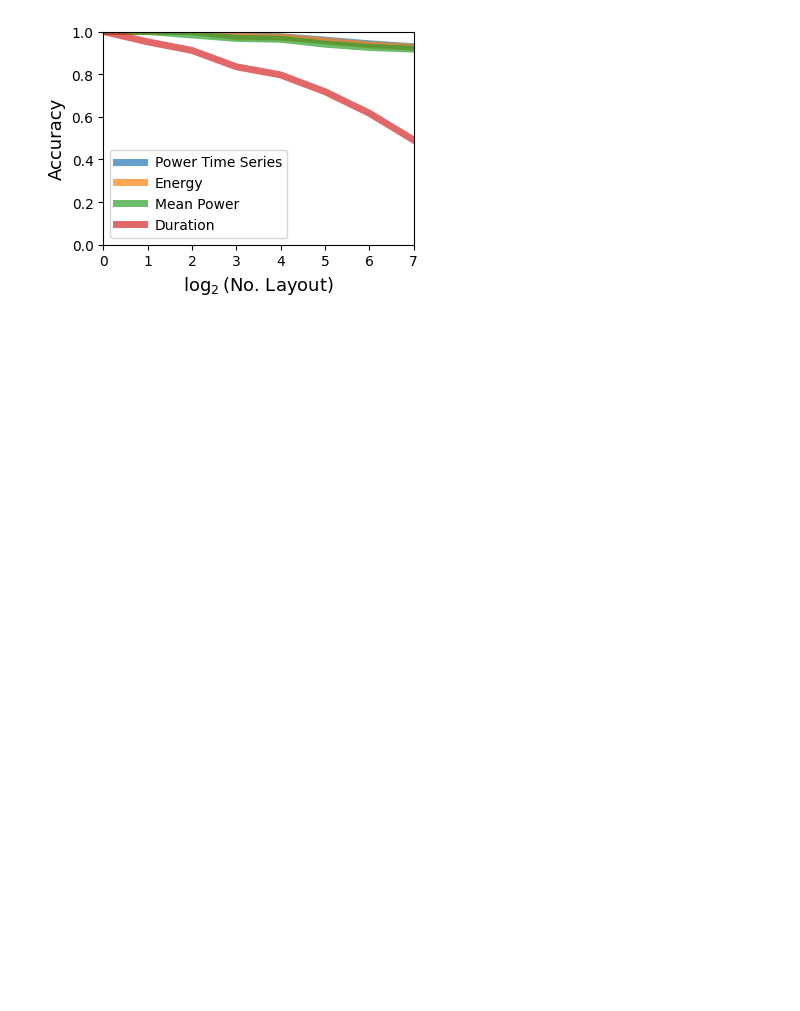
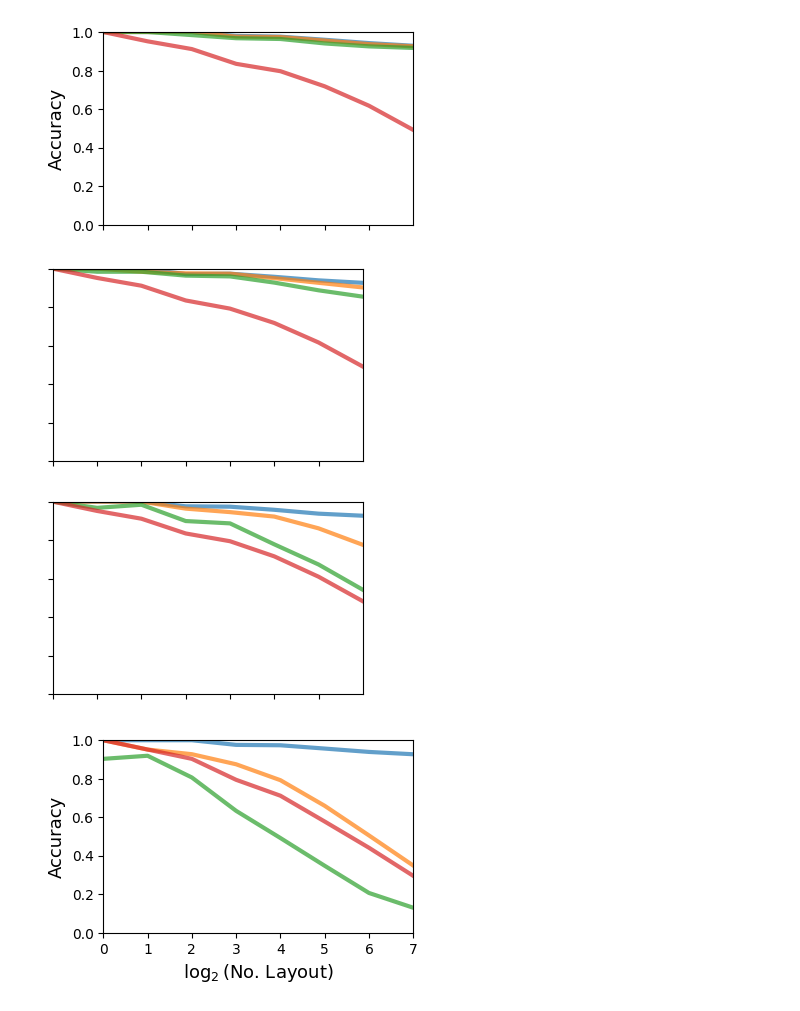
Before and after one commit to chuanqixu/quantum-computing-power-side-channel-attacks, a Jupyter notebook: experiments/user_circuit_identification/plot_accuracy.ipynb, the cells around one changed output. Saved outputs shown, nothing was run; the diff lists cells and outputs as text; code cells hidden in the pictures; blank space fills up the shorter version.

Commit message:
update/add figures for UC

```diff
--- a/experiments/user_circuit_identification/plot_accuracy.ipynb
+++ b/experiments/user_circuit_identification/plot_accuracy.ipynb
@@ -7,6 +7,5 @@ import matplotlib.pyplot as plt
 # %%
-# error_rate_list = ["0", "0.00001", "0.0001", "0.001", "0.01", "0.1"]
-error_rate_list = ["0"]
+error_rate_list = ["0", "0.00001", "0.0001", "0.001", "0.01", "0.1"]
 
 power_timeseries_acc_list = []
 energy_acc_list = []
@@ -21,21 +20,34 @@ for error_rate in error_rate_list:
         mean_power_acc_list.append(accuracy["mean_power"])
         duration_acc_list.append(accuracy["duration"])
 # %%
+linewidth = 3
+alpha = 0.7
+
 for error_rate_idx, error_rate in enumerate(error_rate_list):
-    plt.figure(figsize=(4, 3), dpi=100)
+    plt.figure(figsize=(4, 2.5), dpi=100)
+    plt.plot(range(len(power_timeseries_acc_list[error_rate_idx])), power_timeseries_acc_list[error_rate_idx], label="Power Time Series", linewidth=linewidth, alpha=alpha)
+    plt.plot(range(len(energy_acc_list[error_rate_idx])), energy_acc_list[error_rate_idx], label="Energy", linewidth=linewidth, alpha=alpha)
+    plt.plot(range(len(mean_power_acc_list[error_rate_idx])), mean_power_acc_list[error_rate_idx], label="Mean Power", linewidth=linewidth, alpha=alpha)
+    plt.plot(range(len(duration_acc_list[error_rate_idx])), duration_acc_list[error_rate_idx], label="Duration", linewidth=linewidth, alpha=alpha)
 
-    plt.plot(range(len(power_timeseries_acc_list[error_rate_idx])), power_timeseries_acc_list[error_rate_idx], label="Power Time Series", linewidth=5, alpha=0.7)
-    plt.plot(range(len(energy_acc_list[error_rate_idx])), energy_acc_list[error_rate_idx], label="Energy", linewidth=5, alpha=0.7)
-    plt.plot(range(len(mean_power_acc_list[error_rate_idx])), mean_power_acc_list[error_rate_idx], label="Mean Power", linewidth=5, alpha=0.7)
-    plt.plot(range(len(duration_acc_list[error_rate_idx])), duration_acc_list[error_rate_idx], label="Duration", linewidth=5, alpha=0.7)
+    plt.xlim((0, 7))
+    plt.ylim((0, 1))
+    if error_rate_idx > 2:
+        plt.xlabel(r"$\log_{2}$(No. Layout)", fontsize=13)
+    else:
+        plt.xticks(range(7), [])
+    if error_rate_idx % 3 == 0:
+        plt.ylabel("Accuracy", fontsize=13)
+    else:
+        plt.yticks([0, 0.2, 0.4, 0.6, 0.8, 1.0], [])
 
-    plt.xlabel(r"$\log_{2}$(No. Layout)", fontsize=13)
-    plt.xlim((0, 7))
-    plt.ylabel("Accuracy", fontsize=13)
-    plt.ylim((0, 1))
-    plt.tight_layout()
-    plt.legend()
+    # plt.tight_layout()
+    if error_rate_idx == 5:
+        plt.legend()
 
     plt.savefig(f"../../paper/figure/user_circuit_identification/error_rate_{error_rate}.pdf")
 # %% [output]
-[figure, old version]
+[figure, new version]
+[figure, added]
+[figure, added]
+[figure, added]
```
Also changed, not shown: parts of 3 cells of this notebook, 7 other files.
